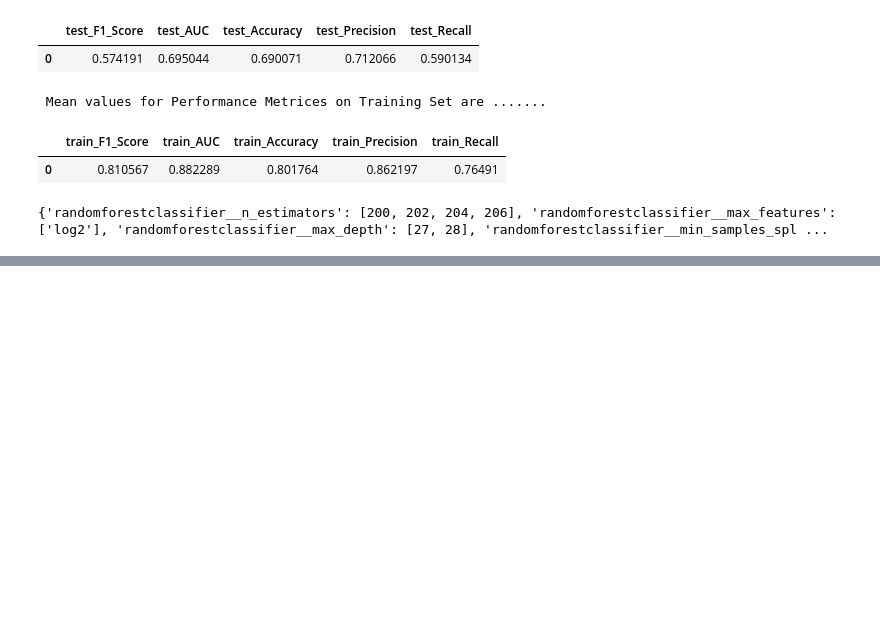
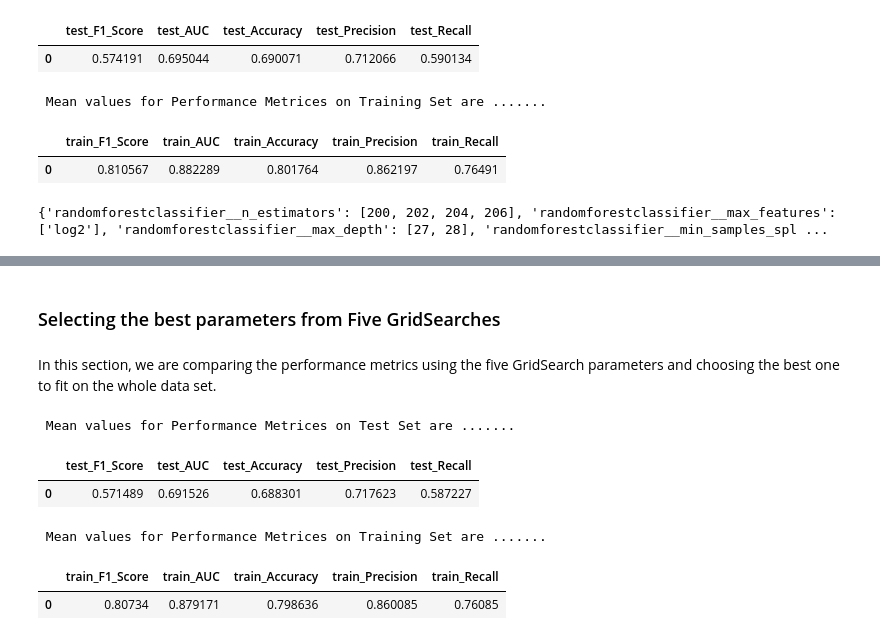
Before and after one commit to nhendersonkuns/awesomedataminers, a Jupyter notebook: Lab2_housing_models_Kumar_RF_GridSearch0308.ipynb, the cells around one changed output, grey strips where cells are left out. Drawn from its saved outputs; the diff is of its cells as text; code cells hidden in the pictures; blank space fills up the shorter version.

Commit message:
Random Forest Model
Random Forest Model

```diff
--- a/Lab2_housing_models_Kumar_RF_GridSearch0308.ipynb
+++ b/Lab2_housing_models_Kumar_RF_GridSearch0308.ipynb
@@ -473,0 +799,28 @@ Fitting 10 folds for each of 72 candidates, totalling 720 fits
+# %% [markdown]
+### Selecting the best parameters from Five GridSearches
+# %% [markdown]
+In this section, we are comparing the performance metrics using the five GridSearch parameters and choosing the best one to fit on the whole data set.
+# %%
+# Fitting the model using parameter from first Grid Search
+rfRandomGridEst = make_pipeline(StandardScaler(), RandomForestClassifier(n_estimators = 191, min_samples_split = 88, min_samples_leaf = 30, \
+                                                                         max_features = 'log2', max_depth = 34, class_weight = "balanced", \
+                                                                         criterion = 'entropy', bootstrap = False,random_state=999, n_jobs=-1))
+
+scores = cross_validate(rfRandomGridEst, X, y=y, cv=kfold_cv_object, n_jobs=-1, scoring=scoring)
+
+#display(pd.DataFrame(scores).mean())
+
+print("\n Mean values for Performance Metrices on Test Set are .......")
+testCol = ['test_F1_Score', 'test_AUC', 'test_Accuracy', 'test_Precision', 'test_Recall' ]
+display(pd.DataFrame(pd.DataFrame(scores)[testCol].mean()).T)
+
+print("\n Mean values for Performance Metrices on Training Set are .......")
+trainCol = ['train_F1_Score', 'train_AUC', 'train_Accuracy', 'train_Precision', 'train_Recall' ]
+display(pd.DataFrame(pd.DataFrame(scores)[trainCol].mean()).T)
+# %% [output]
+ Mean values for Performance Metrices on Test Set are .......
+|  | test_F1_Score | test_AUC | test_Accuracy | test_Precision | test_Recall |
+| 0 | 0.571489 | 0.691526 | 0.688301 | 0.717623 | 0.587227 |
+ Mean values for Performance Metrices on Training Set are .......
+|  | train_F1_Score | train_AUC | train_Accuracy | train_Precision | train_Recall |
+| 0 | 0.80734 | 0.879171 | 0.798636 | 0.860085 | 0.76085 |
```
Also changed, not shown: parts of 16 cells of this notebook.
